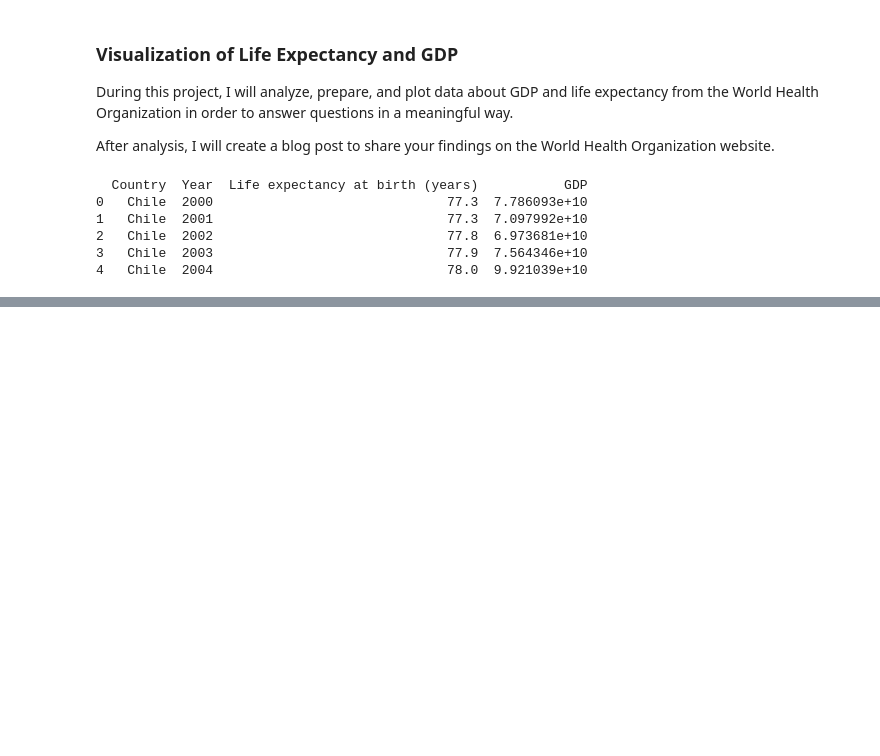
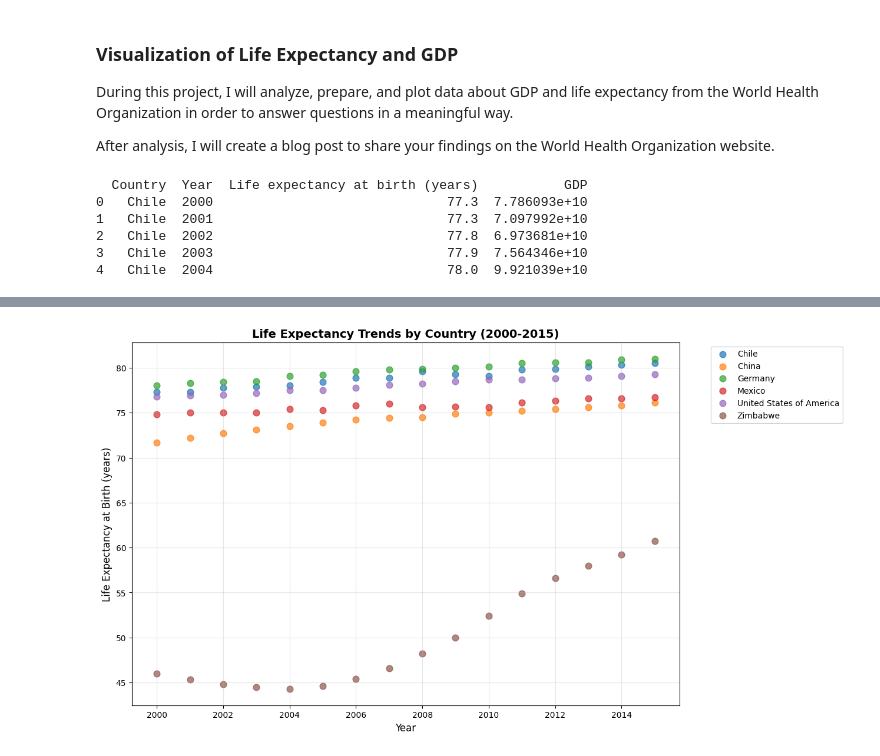
Before and after one commit to simonnordby/life_expectancy_GDP, a Jupyter notebook: life_exp_GDP.ipynb, the cells around one changed output, grey strips where cells are left out. Cells and saved outputs as stored; diff of their text form; code cells hidden in the pictures; blank space fills up the shorter version.

```diff
--- a/life_exp_GDP.ipynb
+++ b/life_exp_GDP.ipynb
@@ -25,0 +54,17 @@ sns.scatterplot(data=df, x='GDP', y='Life expectancy at birth (years)')
+# %%
+plt.figure(figsize=(12, 8))
+
+# Create scatter plot with different colors for each country
+for country in df['Country'].unique():
+    country_data = df[df['Country'] == country]
+    plt.scatter(country_data['Year'], country_data['Life expectancy at birth (years)'],
+                label=country, alpha=0.7, s=60)
+
+plt.xlabel('Year', fontsize=12)
+plt.ylabel('Life Expectancy at Birth (years)', fontsize=12)
+plt.title('Life Expectancy Trends by Country (2000-2015)', fontsize=14, fontweight='bold')
+plt.legend(bbox_to_anchor=(1.05, 1), loc='upper left')
+plt.grid(True, alpha=0.3)
+plt.show()
+# %% [output]
+[figure, added]
```
Also changed, not shown: parts of 2 cells of this notebook.
